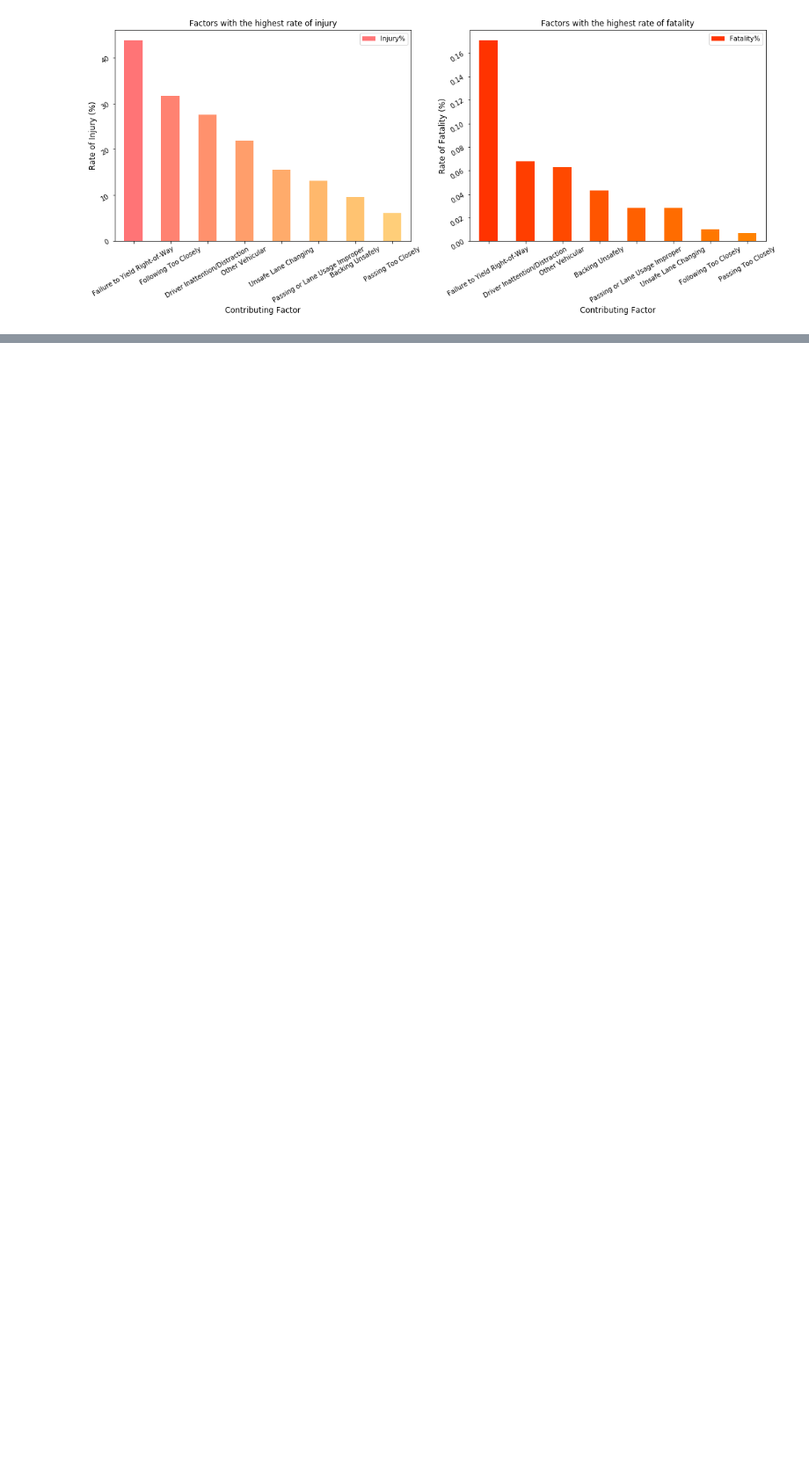
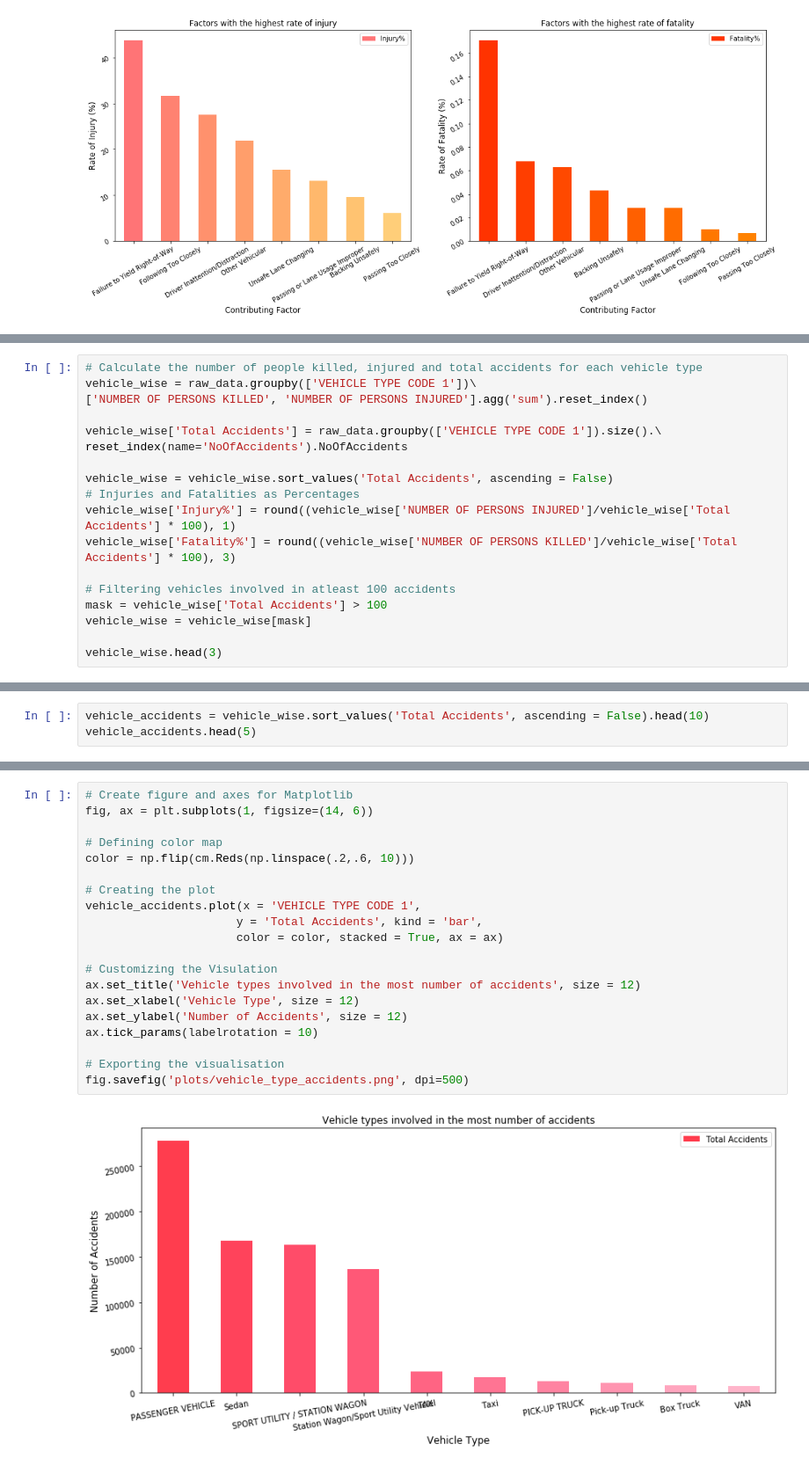
Before and after one commit to skhiearth/NYC-Motor-Vehicle-Collisions, a Jupyter notebook: NYC-Motor-Vehicle-Collisions.ipynb, the cells around one changed output, grey strips where cells are left out. Shown: that part at 88% size. Cells and saved outputs as stored; diff of their text form; blank space fills up the shorter version.

Commit message:
vehicle type analysis

```diff
--- a/NYC-Motor-Vehicle-Collisions.ipynb
+++ b/NYC-Motor-Vehicle-Collisions.ipynb
@@ -282,0 +289,18 @@ fig.savefig('plots/factor_inj_fat_rate.png', dpi=500)
+# %%
+# Calculate the number of people killed, injured and total accidents for each vehicle type
+vehicle_wise = raw_data.groupby(['VEHICLE TYPE CODE 1'])\
+['NUMBER OF PERSONS KILLED', 'NUMBER OF PERSONS INJURED'].agg('sum').reset_index()
+
+vehicle_wise['Total Accidents'] = raw_data.groupby(['VEHICLE TYPE CODE 1']).size().\
+reset_index(name='NoOfAccidents').NoOfAccidents
+
+vehicle_wise = vehicle_wise.sort_values('Total Accidents', ascending = False)
+# Injuries and Fatalities as Percentages
+vehicle_wise['Injury%'] = round((vehicle_wise['NUMBER OF PERSONS INJURED']/vehicle_wise['Total Accidents'] * 100), 1)
+vehicle_wise['Fatality%'] = round((vehicle_wise['NUMBER OF PERSONS KILLED']/vehicle_wise['Total Accidents'] * 100), 3)
+
+# Filtering vehicles involved in atleast 100 accidents
+mask = vehicle_wise['Total Accidents'] > 100
+vehicle_wise = vehicle_wise[mask]
+
+vehicle_wise.head(3)
@@ -282,0 +312,3 @@ fig.savefig('plots/factor_inj_fat_rate.png', dpi=500)
+# %%
+vehicle_accidents = vehicle_wise.sort_values('Total Accidents', ascending = False).head(10)
+vehicle_accidents.head(5)
@@ -282,0 +322,22 @@ fig.savefig('plots/factor_inj_fat_rate.png', dpi=500)
+# %%
+# Create figure and axes for Matplotlib
+fig, ax = plt.subplots(1, figsize=(14, 6))
+
+# Defining color map
+color = np.flip(cm.Reds(np.linspace(.2,.6, 10)))
+
+# Creating the plot
+vehicle_accidents.plot(x = 'VEHICLE TYPE CODE 1',
+                      y = 'Total Accidents', kind = 'bar',
+                      color = color, stacked = True, ax = ax)
+
+# Customizing the Visulation
+ax.set_title('Vehicle types involved in the most number of accidents', size = 12)
+ax.set_xlabel('Vehicle Type', size = 12)
+ax.set_ylabel('Number of Accidents', size = 12)
+ax.tick_params(labelrotation = 10)
+
+# Exporting the visualisation
+fig.savefig('plots/vehicle_type_accidents.png', dpi=500)
+# %% [output]
+[figure, added]
```
Also changed, not shown: parts of 9 cells of this notebook.
